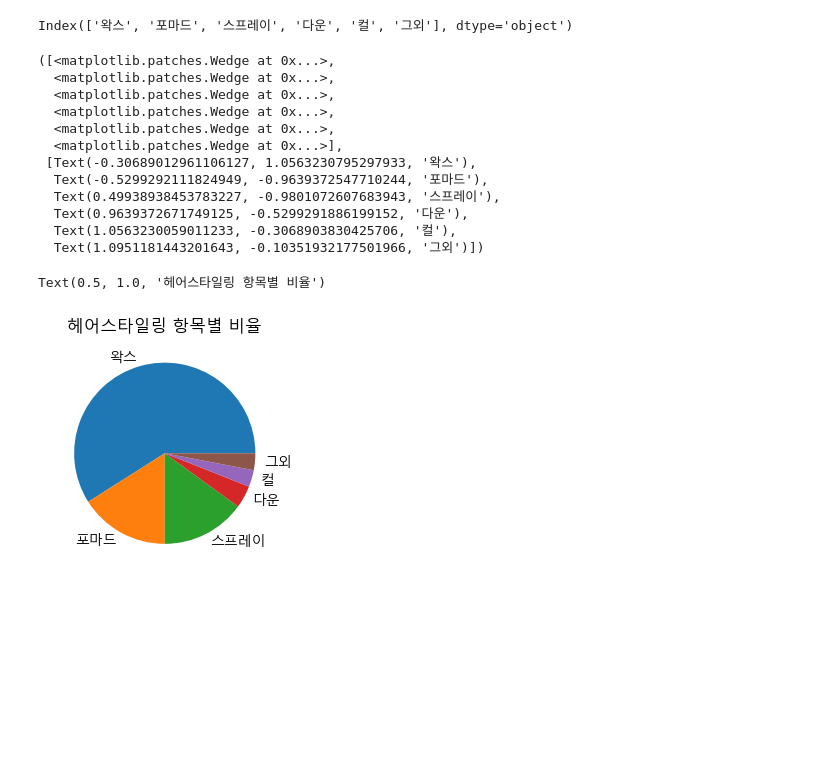
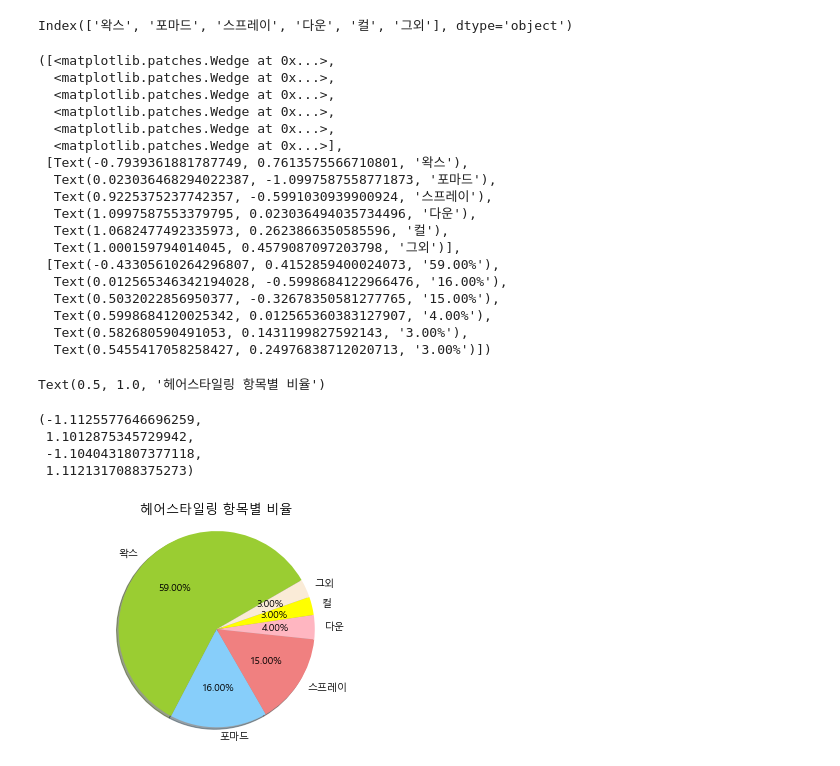
Before and after one commit to DataNetworkAnalysis/Cosmetic-Recommendation-for-Man, a Jupyter notebook: notebook/glowpick_product_category.ipynb, the cells around one changed output. Drawn from its saved outputs; the diff is of its cells as text; code cells hidden in the pictures; blank space fills up the shorter version.

```diff
--- a/notebook/glowpick_product_category.ipynb
+++ b/notebook/glowpick_product_category.ipynb
@@ -743,25 +729,39 @@ glowpick_hairstyle['hairstyle_category'].loc[헤어스타일링_그외_idx]='그
 glowpick_hairstyle['hairstyle_category'].value_counts().index
 # %% [output]
 Index(['왁스', '포마드', '스프레이', '다운', '컬', '그외'], dtype='object')
-# %%
-fig=plt.figure(figsize=(5,3), dpi=100)
-ax1=fig.add_subplot(1,1,1)
-
-ax1.pie(glowpick_hairstyle['hairstyle_category'].value_counts(),labels = list(glowpick_hairstyle['hairstyle_category'].value_counts().index))
-ax1.set_title('헤어스타일링 항목별 비율')
-fig.show()
-# %% [output]
-([<matplotlib.patches.Wedge at 0x...>,
-  <matplotlib.patches.Wedge at 0x...>,
-  <matplotlib.patches.Wedge at 0x...>,
-  <matplotlib.patches.Wedge at 0x...>,
-  <matplotlib.patches.Wedge at 0x...>,
-  <matplotlib.patches.Wedge at 0x...>],
- [Text(-0.30689012961106127, 1.0563230795297933, '왁스'),
-  Text(-0.5299292111824949, -0.9639372547710244, '포마드'),
-  Text(0.49938938453783227, -0.9801072607683943, '스프레이'),
-  Text(0.9639372671749125, -0.5299291886199152, '다운'),
-  Text(1.0563230059011233, -0.3068903830425706, '컬'),
-  Text(1.0951181443201643, -0.10351932177501966, '그외')])
-Text(0.5, 1.0, '헤어스타일링 항목별 비율')
-[figure, removed]
+# %%
+group_colors = ['yellowgreen', 'lightskyblue', 'lightcoral','lightpink','yellow','antiquewhite']
+# %%
+plt.pie(glowpick_hairstyle['hairstyle_category'].value_counts(),
+        labels = list(glowpick_hairstyle['hairstyle_category'].value_counts().index),
+        colors=group_colors,
+        autopct='%1.2f%%',
+        shadow=True,
+        startangle=30)
+plt.title('헤어스타일링 항목별 비율',fontsize=13)
+plt.axis('equal')
+# %% [output]
+([<matplotlib.patches.Wedge at 0x...>,
+  <matplotlib.patches.Wedge at 0x...>,
+  <matplotlib.patches.Wedge at 0x...>,
+  <matplotlib.patches.Wedge at 0x...>,
+  <matplotlib.patches.Wedge at 0x...>,
+  <matplotlib.patches.Wedge at 0x...>],
+ [Text(-0.7939361881787749, 0.7613575566710801, '왁스'),
+  Text(0.023036468294022387, -1.0997587558771873, '포마드'),
+  Text(0.9225375237742357, -0.5991030939900924, '스프레이'),
+  Text(1.0997587553379795, 0.023036494035734496, '다운'),
+  Text(1.0682477492335973, 0.2623866350585596, '컬'),
+  Text(1.000159794014045, 0.4579087097203798, '그외')],
+ [Text(-0.43305610264296807, 0.4152859400024073, '59.00%'),
+  Text(0.012565346342194028, -0.5998684122966476, '16.00%'),
+  Text(0.5032022856950377, -0.32678350581277765, '15.00%'),
+  Text(0.5998684120025342, 0.012565360383127907, '4.00%'),
+  Text(0.582680590491053, 0.1431199827592143, '3.00%'),
+  Text(0.5455417058258427, 0.24976838712020713, '3.00%')])
+Text(0.5, 1.0, '헤어스타일링 항목별 비율')
+(-1.1125577646696259,
+ 1.1012875345729942,
+ -1.1040431807377118,
+ 1.1121317088375273)
+[figure, added]
```
Also changed, not shown: parts of 11 cells of this notebook.
